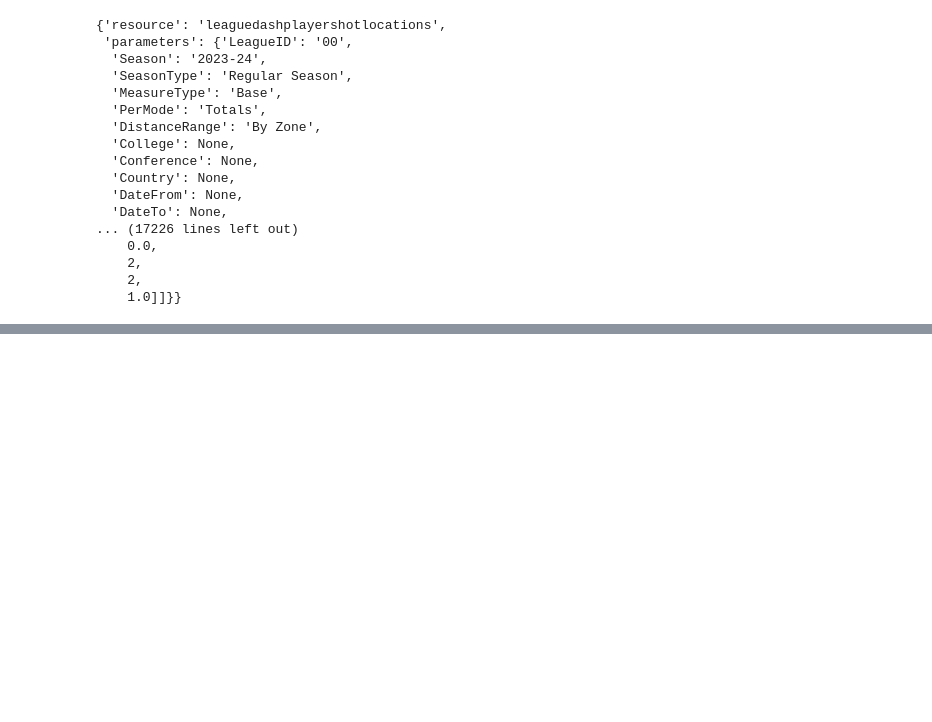
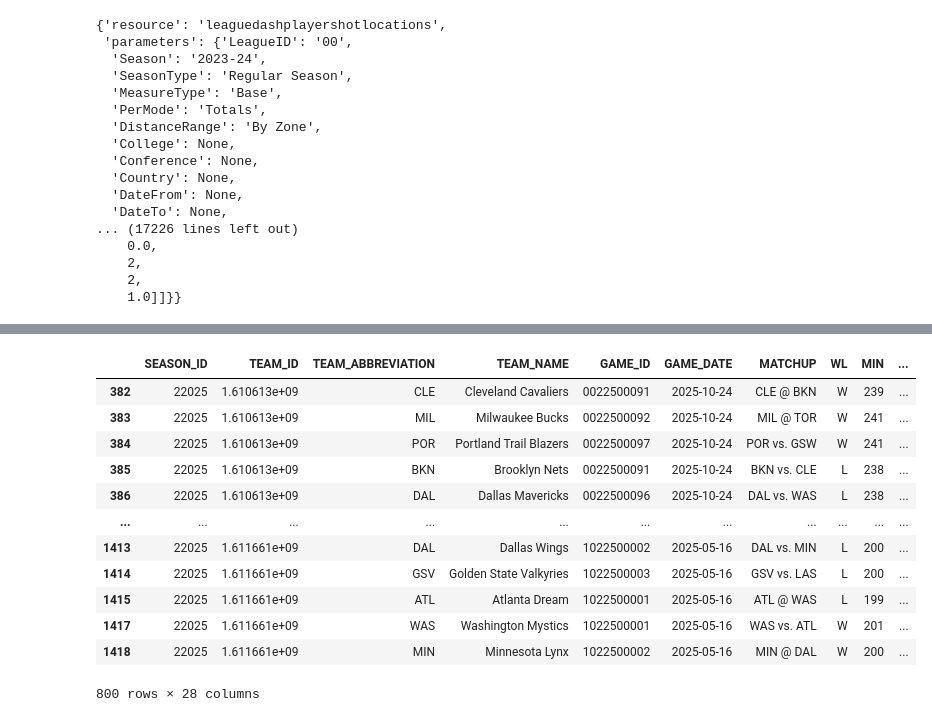
Before and after one commit to jj9kim/statistical-modeling, a Jupyter notebook: nba.ipynb, the cells around one changed output, grey strips where cells are left out. Drawn from its saved outputs; the diff is of its cells as text; code cells hidden in the pictures; blank space fills up the shorter version.

Commit message:
testing season games calling

```diff
--- a/nba.ipynb
+++ b/nba.ipynb
@@ -173,0 +181,7 @@ shot_locations.get_dict()
+# %%
+from nba_api.stats.endpoints import leaguegamefinder
+gamefinder = leaguegamefinder.LeagueGameFinder()
+
+games = gamefinder.get_data_frames()[0]
+
+games.head()
@@ -173,0 +195,17 @@ shot_locations.get_dict()
+# %%
+games_2526 = games[games.SEASON_ID == '22025']
+games_2526.tail(800)
+# %% [output]
+|  | SEASON_ID | TEAM_ID | TEAM_ABBREVIATION | TEAM_NAME | GAME_ID | GAME_DATE | MATCHUP | WL | MIN | ... |
+| 382 | 22025 | 1.610613e+09 | CLE | Cleveland Cavaliers | 0022500091 | 2025-10-24 | CLE @ BKN | W | 239 | ... |
+| 383 | 22025 | 1.610613e+09 | MIL | Milwaukee Bucks | 0022500092 | 2025-10-24 | MIL @ TOR | W | 241 | ... |
+| 384 | 22025 | 1.610613e+09 | POR | Portland Trail Blazers | 0022500097 | 2025-10-24 | POR vs. GSW | W | 241 | ... |
+| 385 | 22025 | 1.610613e+09 | BKN | Brooklyn Nets | 0022500091 | 2025-10-24 | BKN vs. CLE | L | 238 | ... |
+| 386 | 22025 | 1.610613e+09 | DAL | Dallas Mavericks | 0022500096 | 2025-10-24 | DAL vs. WAS | L | 238 | ... |
+| ... | ... | ... | ... | ... | ... | ... | ... | ... | ... | ... |
+| 1413 | 22025 | 1.611661e+09 | DAL | Dallas Wings | 1022500002 | 2025-05-16 | DAL vs. MIN | L | 200 | ... |
+| 1414 | 22025 | 1.611661e+09 | GSV | Golden State Valkyries | 1022500003 | 2025-05-16 | GSV vs. LAS | L | 200 | ... |
+| 1415 | 22025 | 1.611661e+09 | ATL | Atlanta Dream | 1022500001 | 2025-05-16 | ATL @ WAS | L | 199 | ... |
+| 1417 | 22025 | 1.611661e+09 | WAS | Washington Mystics | 1022500001 | 2025-05-16 | WAS vs. ATL | W | 201 | ... |
+| 1418 | 22025 | 1.611661e+09 | MIN | Minnesota Lynx | 1022500002 | 2025-05-16 | MIN @ DAL | W | 200 | ... |
+800 rows × 28 columns
```
Also changed, not shown: parts of 2 cells of this notebook.
